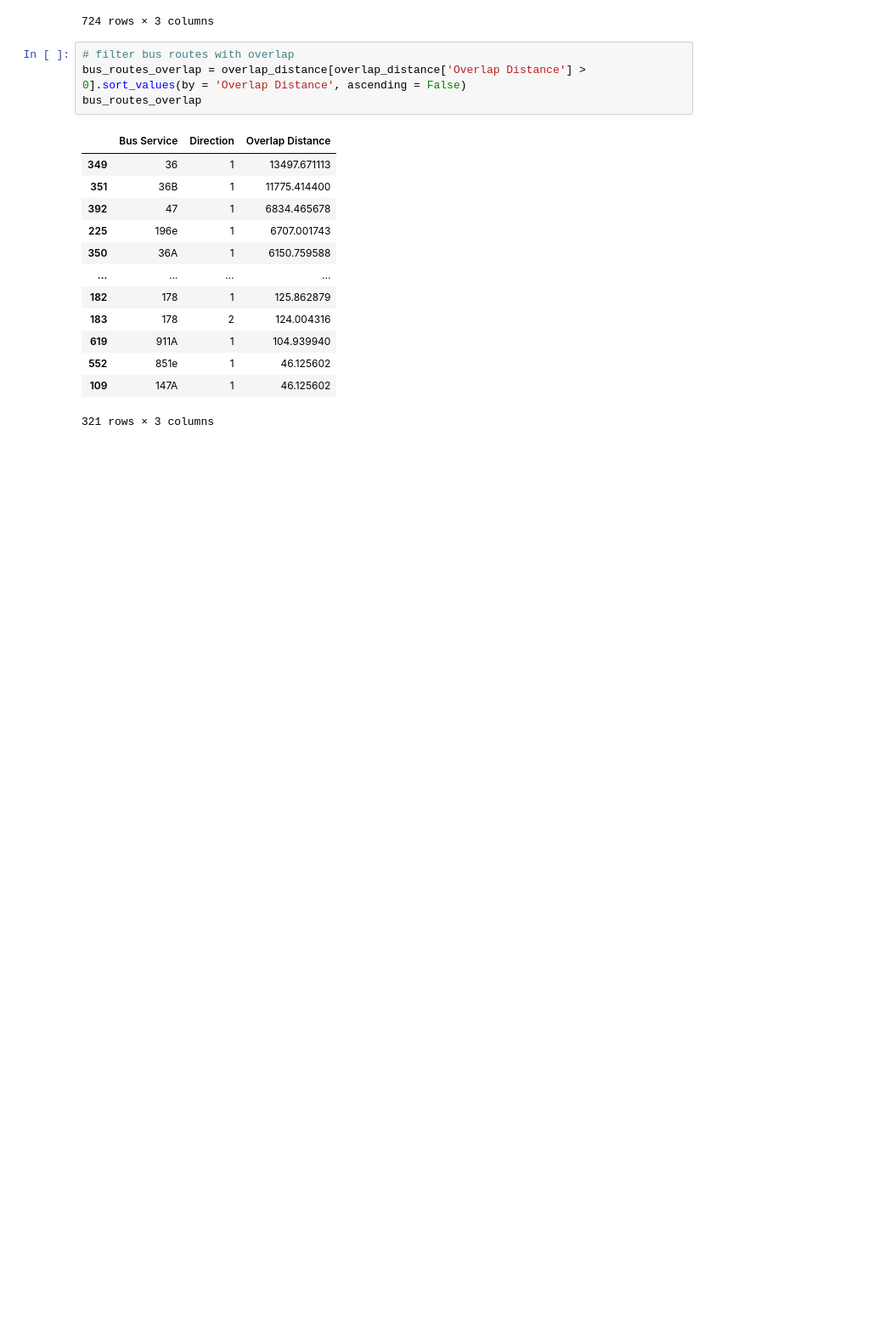
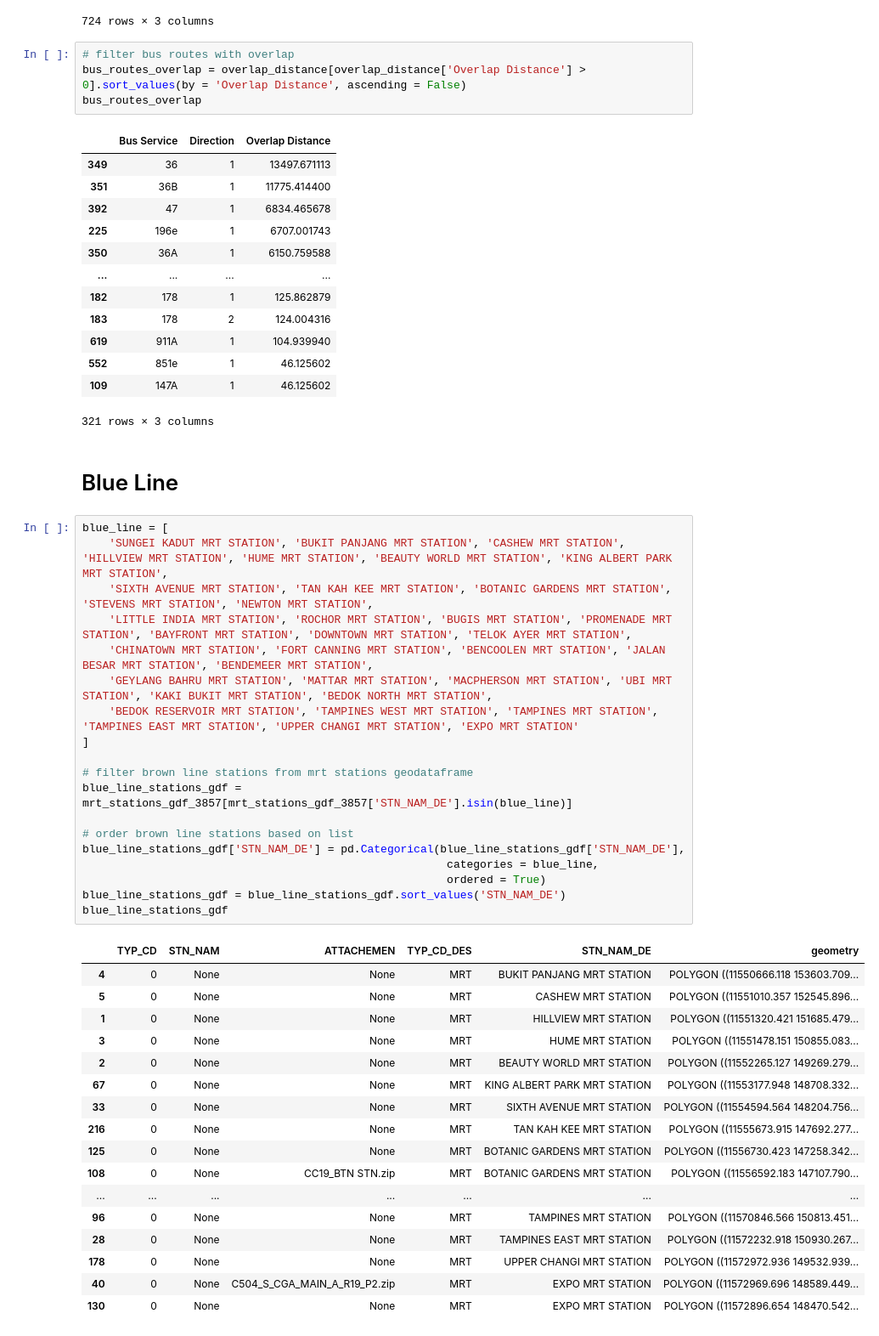
Before and after one commit to Yutingggggggg/dsa4264_geospatial, a Jupyter notebook: working files/overlap_distance.ipynb, the cells around one changed output. Shown at 85% size. Drawn from its saved outputs; the diff is of its cells as text; blank space fills up the shorter version.

Commit message:
Add blue line

```diff
--- a/working files/overlap_distance.ipynb
+++ b/working files/overlap_distance.ipynb
@@ -154,3 +156,42 @@ bus_routes_overlap
 | 552 | 851e | 1 | 46.125602 |
 | 109 | 147A | 1 | 46.125602 |
 321 rows × 3 columns
+# %% [markdown]
+# Blue Line
+# %%
+blue_line = [
+    'SUNGEI KADUT MRT STATION', 'BUKIT PANJANG MRT STATION', 'CASHEW MRT STATION', 'HILLVIEW MRT STATION', 'HUME MRT STATION', 'BEAUTY WORLD MRT STATION', 'KING ALBERT PARK MRT STATION',
+    'SIXTH AVENUE MRT STATION', 'TAN KAH KEE MRT STATION', 'BOTANIC GARDENS MRT STATION', 'STEVENS MRT STATION', 'NEWTON MRT STATION',
+    'LITTLE INDIA MRT STATION', 'ROCHOR MRT STATION', 'BUGIS MRT STATION', 'PROMENADE MRT STATION', 'BAYFRONT MRT STATION', 'DOWNTOWN MRT STATION', 'TELOK AYER MRT STATION',
+    'CHINATOWN MRT STATION', 'FORT CANNING MRT STATION', 'BENCOOLEN MRT STATION', 'JALAN BESAR MRT STATION', 'BENDEMEER MRT STATION',
+    'GEYLANG BAHRU MRT STATION', 'MATTAR MRT STATION', 'MACPHERSON MRT STATION', 'UBI MRT STATION', 'KAKI BUKIT MRT STATION', 'BEDOK NORTH MRT STATION',
+    'BEDOK RESERVOIR MRT STATION', 'TAMPINES WEST MRT STATION', 'TAMPINES MRT STATION', 'TAMPINES EAST MRT STATION', 'UPPER CHANGI MRT STATION', 'EXPO MRT STATION'
+]
+
+# filter brown line stations from mrt stations geodataframe
+blue_line_stations_gdf = mrt_stations_gdf_3857[mrt_stations_gdf_3857['STN_NAM_DE'].isin(blue_line)]
+
+# order brown line stations based on list
+blue_line_stations_gdf['STN_NAM_DE'] = pd.Categorical(blue_line_stations_gdf['STN_NAM_DE'],
+                                                       categories = blue_line,
+                                                       ordered = True)
+blue_line_stations_gdf = blue_line_stations_gdf.sort_values('STN_NAM_DE')
+blue_line_stations_gdf
+# %% [output]
+|  | TYP_CD | STN_NAM | ATTACHEMEN | TYP_CD_DES | STN_NAM_DE | geometry |
+| 4 | 0 | None | None | MRT | BUKIT PANJANG MRT STATION | POLYGON ((11550666.118 153603.709... |
+| 5 | 0 | None | None | MRT | CASHEW MRT STATION | POLYGON ((11551010.357 152545.896... |
+| 1 | 0 | None | None | MRT | HILLVIEW MRT STATION | POLYGON ((11551320.421 151685.479... |
+| 3 | 0 | None | None | MRT | HUME MRT STATION | POLYGON ((11551478.151 150855.083... |
+| 2 | 0 | None | None | MRT | BEAUTY WORLD MRT STATION | POLYGON ((11552265.127 149269.279... |
+| 67 | 0 | None | None | MRT | KING ALBERT PARK MRT STATION | POLYGON ((11553177.948 148708.332... |
+| 33 | 0 | None | None | MRT | SIXTH AVENUE MRT STATION | POLYGON ((11554594.564 148204.756... |
+| 216 | 0 | None | None | MRT | TAN KAH KEE MRT STATION | POLYGON ((11555673.915 147692.277... |
+| 125 | 0 | None | None | MRT | BOTANIC GARDENS MRT STATION | POLYGON ((11556730.423 147258.342... |
+| 108 | 0 | None | CC19_BTN STN.zip | MRT | BOTANIC GARDENS MRT STATION | POLYGON ((11556592.183 147107.790... |
+| ... | ... | ... | ... | ... | ... | ... |
+| 96 | 0 | None | None | MRT | TAMPINES MRT STATION | POLYGON ((11570846.566 150813.451... |
+| 28 | 0 | None | None | MRT | TAMPINES EAST MRT STATION | POLYGON ((11572232.918 150930.267... |
+| 178 | 0 | None | None | MRT | UPPER CHANGI MRT STATION | POLYGON ((11572972.936 149532.939... |
+| 40 | 0 | None | C504_S_CGA_MAIN_A_R19_P2.zip | MRT | EXPO MRT STATION | POLYGON ((11572969.696 148589.449... |
+| 130 | 0 | None | None | MRT | EXPO MRT STATION | POLYGON ((11572896.654 148470.542... |
```
Also changed, not shown: parts of 7 cells of this notebook.
